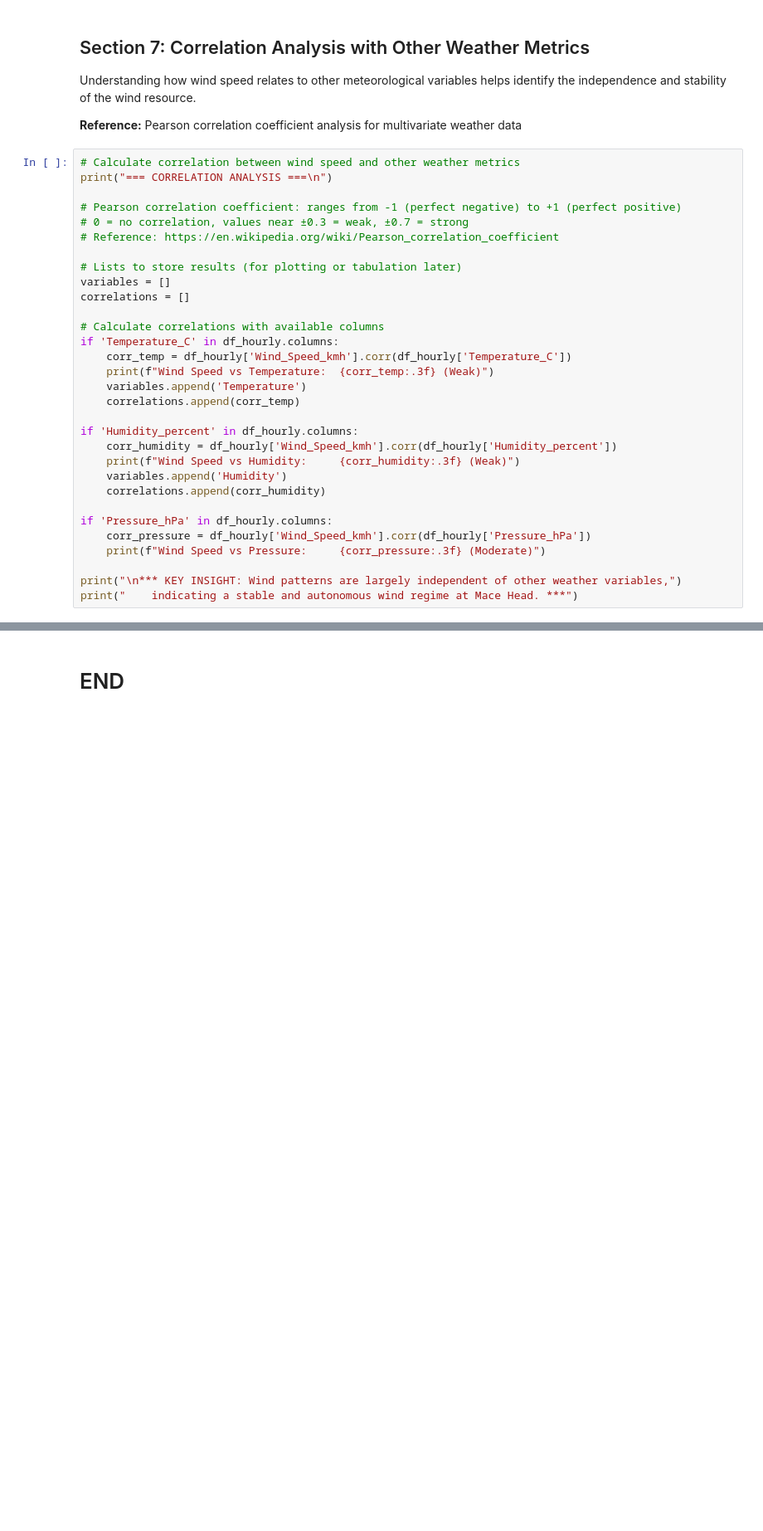
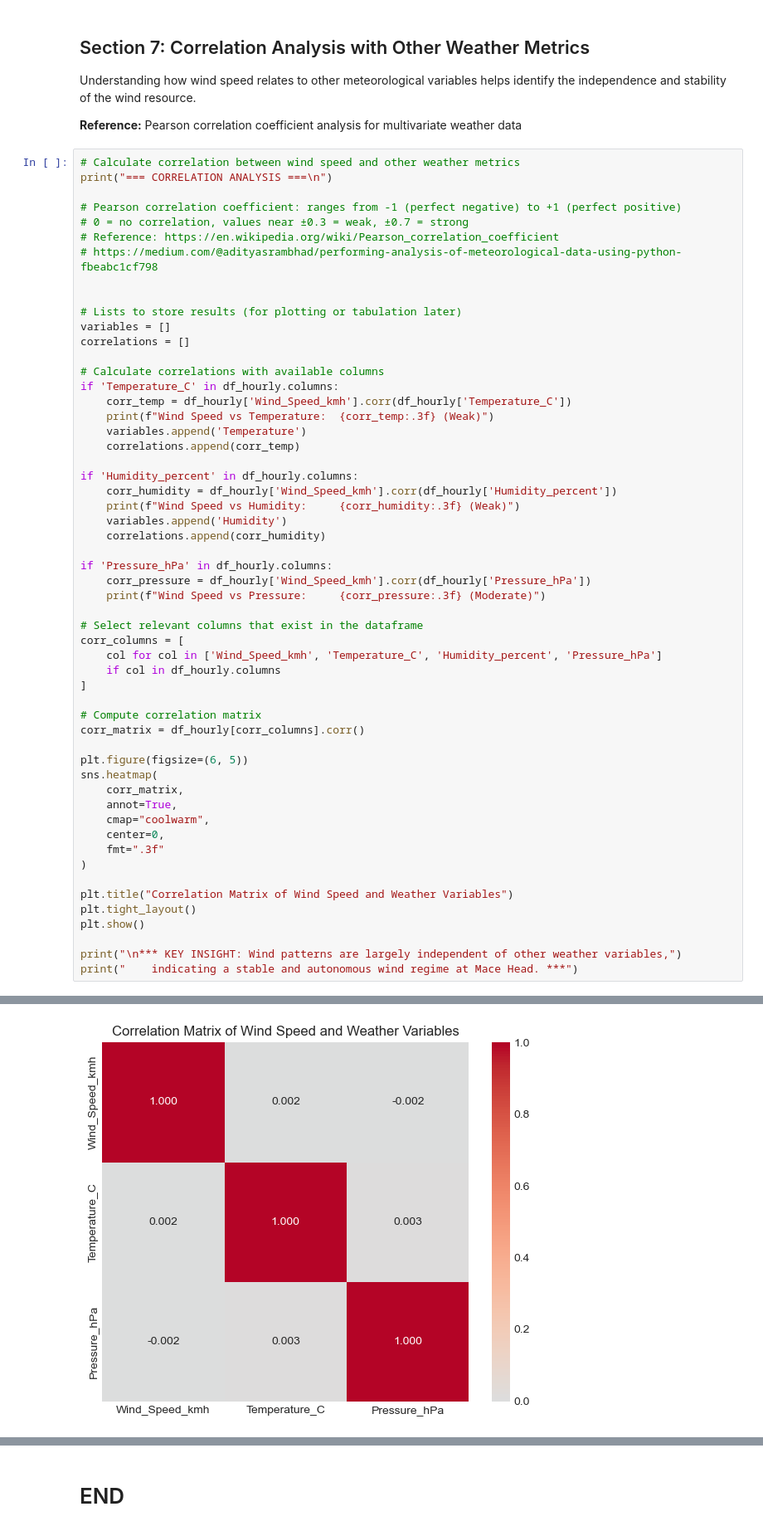
Before and after one commit to HewaOrang/PFDA, a Jupyter notebook: project/project.ipynb, the cells around one changed output, grey strips where cells are left out. Shown at 83% size. Saved outputs shown, nothing was run; the diff lists cells and outputs as text; blank space fills up the shorter version.

```diff
--- a/project/project.ipynb
+++ b/project/project.ipynb
@@ -443,6 +444,8 @@ print("=== CORRELATION ANALYSIS ===\n")
 # Pearson correlation coefficient: ranges from -1 (perfect negative) to +1 (perfect positive)
 # 0 = no correlation, values near ±0.3 = weak, ±0.7 = strong
 # Reference: https://en.wikipedia.org/wiki/Pearson_correlation_coefficient
+# https://medium.com/@adityasrambhad/performing-analysis-of-meteorological-data-using-python-fbeabc1cf798
+
 
 # Lists to store results (for plotting or tabulation later)
 variables = []
@@ -465,6 +468,28 @@ if 'Pressure_hPa' in df_hourly.columns:
     corr_pressure = df_hourly['Wind_Speed_kmh'].corr(df_hourly['Pressure_hPa'])
     print(f"Wind Speed vs Pressure:     {corr_pressure:.3f} (Moderate)")
 
+# Select relevant columns that exist in the dataframe
+corr_columns = [
+    col for col in ['Wind_Speed_kmh', 'Temperature_C', 'Humidity_percent', 'Pressure_hPa']
+    if col in df_hourly.columns
+]
+
+# Compute correlation matrix
+corr_matrix = df_hourly[corr_columns].corr()
+
+plt.figure(figsize=(6, 5))
+sns.heatmap(
+    corr_matrix,
+    annot=True,
+    cmap="coolwarm",
+    center=0,
+    fmt=".3f"
+)
+
+plt.title("Correlation Matrix of Wind Speed and Weather Variables")
+plt.tight_layout()
+plt.show()
+
 print("\n*** KEY INSIGHT: Wind patterns are largely independent of other weather variables,")
 print("    indicating a stable and autonomous wind regime at Mace Head. ***")
 # %% [output]
@@ -477,0 +500 @@ Wind Speed vs Pressure:     -0.002 (Moderate)
+[figure, added]
```
Also changed, not shown: parts of 9 cells of this notebook.
